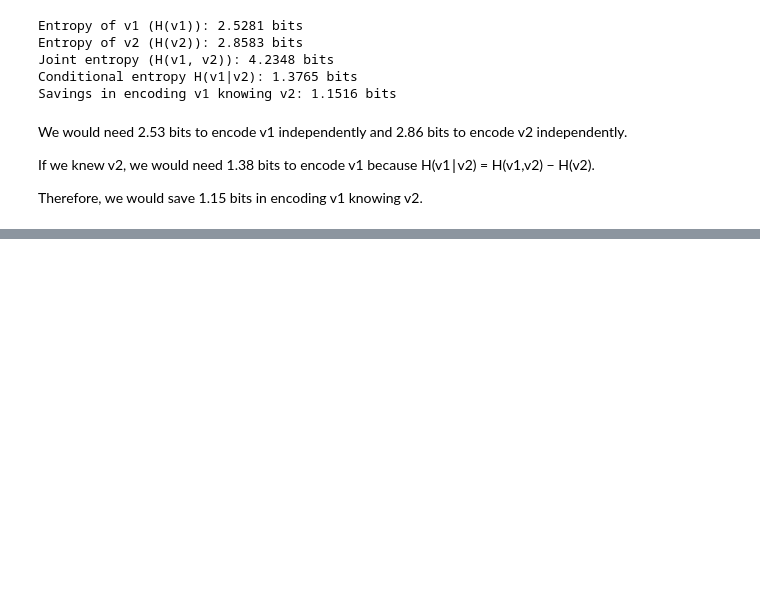
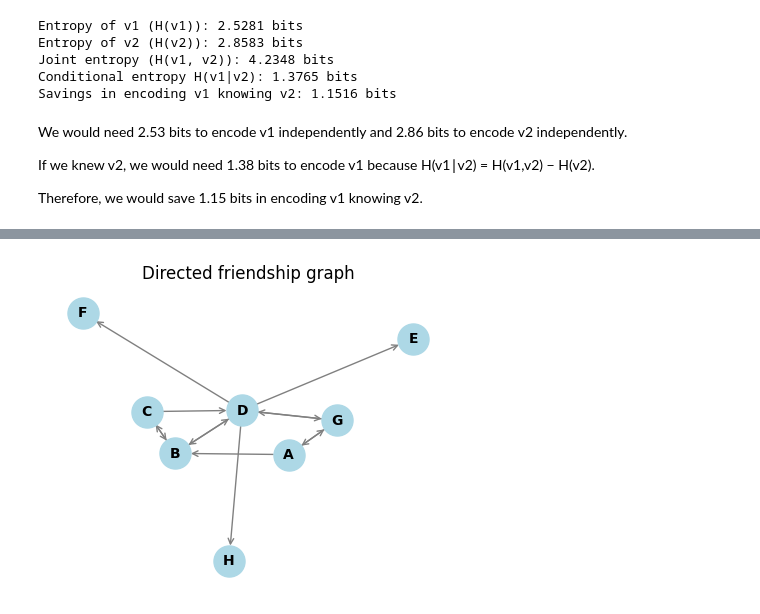
Before and after one commit to igorservo159/ads2-ufrn, a Jupyter notebook: U1T1/answers.ipynb, the cells around one changed output, grey strips where cells are left out. Saved outputs shown, nothing was run; the diff lists cells and outputs as text; code cells hidden in the pictures; blank space fills up the shorter version.

```diff
--- a/U1T1/answers.ipynb
+++ b/U1T1/answers.ipynb
@@ -176,0 +189,44 @@ Therefore, we would save 1.15 bits in encoding v1 knowing v2.
+# %%
+import matplotlib.pyplot as plt
+import networkx as nx
+
+# Criar um grafo direcionado
+G = nx.DiGraph()
+
+# Adicionar nós individualmente
+G.add_node('A')
+G.add_node('B')
+
+# Adicionar múltiplos nós de uma vez
+nodes_to_add = ['C', 'D', 'E', 'F', 'G', 'H']
+G.add_nodes_from(nodes_to_add)
+
+# Adicionar arestas (conexões entre nós)
+# Como o grafo é direcionado, a ordem importa
+G.add_edge('A', 'B')  # A considera B amigo
+edges_to_add = [
+    ('B', 'C'),  # B considera C amigo
+    ('C', 'B'),  # C considera B amigo
+    ('B', 'D'),  # B considera D amigo
+    ('D', 'B'),  # D considera B amigo
+    ('C', 'D'),  # C considera D amigo
+    ('D', 'E'),  # D enviou solicitação para E
+    ('D', 'F'),  # D enviou solicitação para F
+    ('D', 'G'),  # D enviou solicitação para G
+    ('G', 'D'),  # G respondeu a D
+    ('D', 'H'),  # D enviou solicitação para H
+    ('G', 'A'),  # G tem amizade recíproca com A
+    ('A', 'G')   # A tem amizade recíproca com G
+]
+G.add_edges_from(edges_to_add)
+
+# Desenhar o grafo
+plt.figure(figsize=(4, 3))
+pos = nx.spring_layout(G, k=0.8, seed=42)
+nx.draw(G, pos, with_labels=True, node_color='lightblue', node_size=500,
+        edge_color='gray', arrows=True, arrowstyle='->', font_size=10, font_weight='bold')
+
+plt.title("Directed friendship graph")
+plt.show()
+# %% [output]
+[figure, added]
```
Also changed, not shown: parts of 3 cells of this notebook.
